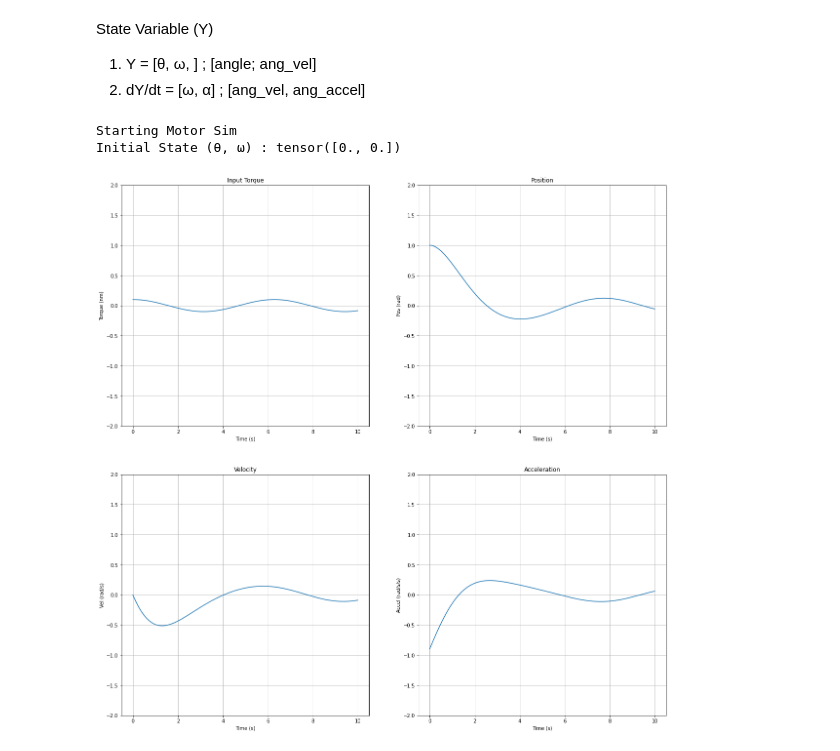
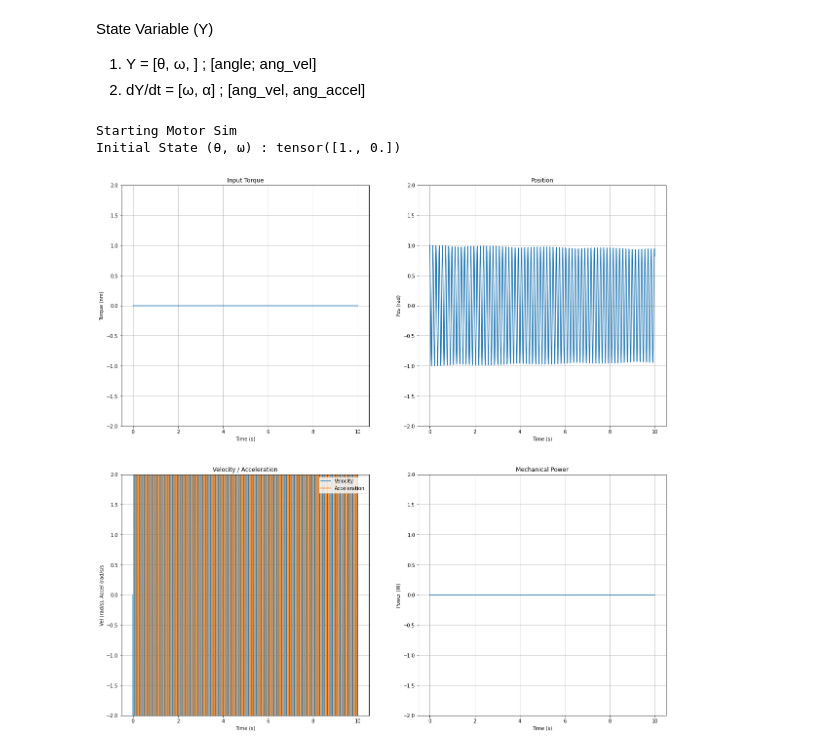
Before and after one commit to Tbarkin121/MiniProjects, a Jupyter notebook: MotorSim/Motor_RK4.ipynb, the cells around one changed output. Cells and saved outputs as stored; diff of their text form; code cells hidden in the pictures.

Commit message:
It looks like I got some implicit methods working and had added more methods to the Motor Sim.... Forgot to push last time I was working on this... Look at commit diff

```diff
--- a/MotorSim/Motor_RK4.ipynb
+++ b/MotorSim/Motor_RK4.ipynb
@@ -10,10 +10,10 @@ State Variable (Y)
 2) dY/dt = [ω, α] ; [ang_vel, ang_accel]
 # %%
 class MotorSim():
-    def __init__(self, dt = 0.1, inertia=1, damping=1, springk=0):
+    def __init__(self, dt = 0.1, inertia=1, damping=1, springk=0, y0=0, yd0=0):
         self.dt = dt
         self.time = torch.zeros((1))
-        self.Y = torch.zeros((2))
+        self.Y = torch.tensor((y0, yd0), dtype=torch.float32)
         self.vel_old = torch.zeros((1))
         self.acc = torch.zeros((1))
         # Motor Parameters
@@ -30,6 +30,7 @@ class MotorSim():
         self.data_dict["Vel"] = []
         self.data_dict["Acc"] = []
         self.data_dict["Torque"] = []
+        self.data_dict["Power"] = []
 
         print("Starting Motor Sim")
         print("Initial State (θ, ω) : {}".format(self.Y))
@@ -41,11 +42,15 @@ class MotorSim():
         self.data_dict["Torque"].append(input_torque.clone().numpy())
 
         self.Y = self.rk4(self.time, self.Y, input_torque)
+
+        # Calculate Accel
         vel_diff = self.Y[1] - self.vel_old
         self.acc = vel_diff/self.dt
+        self.data_dict["Acc"].append(self.acc.clone().numpy())
         self.vel_old = self.Y[1].clone()
-
-        self.data_dict["Acc"].append(self.acc.clone().numpy())
+        # Calculate Mechanical Power
+        PowMech = input_torque*self.Y[1] - self.Damping*self.Y[1]*self.Y[1]
+        self.data_dict["Power"].append(PowMech.clone().numpy())
 
         self.time += self.dt
 
@@ -87,38 +92,41 @@ class MotorSim():
         ax2.grid(True)
 
         ax3.plot(self.data_dict["Time"], self.data_dict["Vel"])
-        ax3.set_title("Velocity")
+        ax3.plot(self.data_dict["Time"], self.data_dict["Acc"])
+        ax3.set_title("Velocity / Acceleration")
+        ax3.set_xlabel("Time (s)")
+        ax3.set_ylabel("Vel (rad/s), Accel (rad/s/s")
         ax3.set_ylim([y_min, y_max])
-        ax3.set_xlabel("Time (s)")
-        ax3.set_ylabel("Vel (rad/s)")
         ax3.grid(True)
+        ax3.legend(['Velocity', 'Acceleration'])
 
-        ax4.plot(self.data_dict["Time"], self.data_dict["Acc"])
-        ax4.set_title("Acceleration")
+        ax4.plot(self.data_dict["Time"], self.data_dict["Power"])
+        ax4.set_title("Mechanical Power")
         ax4.set_ylim([y_min, y_max])
         ax4.set_xlabel("Time (s)")
-        ax4.set_ylabel("Accel (rad/s/s)")
+        ax4.set_ylabel("Power (W)")
         ax4.grid(True)
+
         plt.show()
 # %%
 def torque_function(time):
-    torque = torch.cos(time)*0.1
+    torque = torch.cos(time)*0
     return torque
 
-ms = MotorSim(dt=0.01, inertia=1, damping=1, springk=1)
-ms.Y[0] = 1
+ms = MotorSim(dt=0.01, inertia=1, damping=0, springk=2000, y0=1, yd0=0)
+# ms.Y[0] = -1
 
 motor_torque = torque_function(ms.time)
 for _ in range(1000):
     ms.step(motor_torque[0])
     motor_torque = torque_function(ms.time)
 
 ms.plot()
 # ms.data_dict['Torque']
 # %% [output]
 Starting Motor Sim
-Initial State (θ, ω) : tensor([0., 0.])
+Initial State (θ, ω) : tensor([1., 0.])
-[figure, old version]
+[figure, new version]
 # %%
 
 plt.plot([1, 2, 3, 4])
```
Also changed, not shown: 9 other files.
